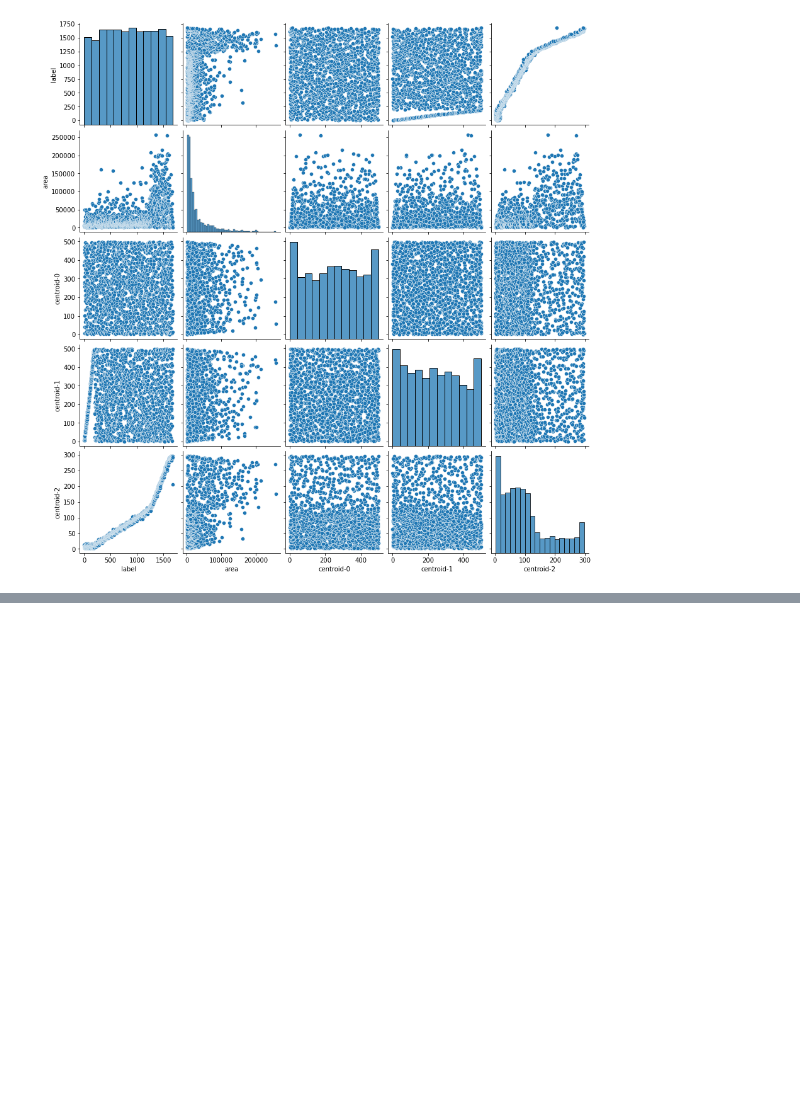
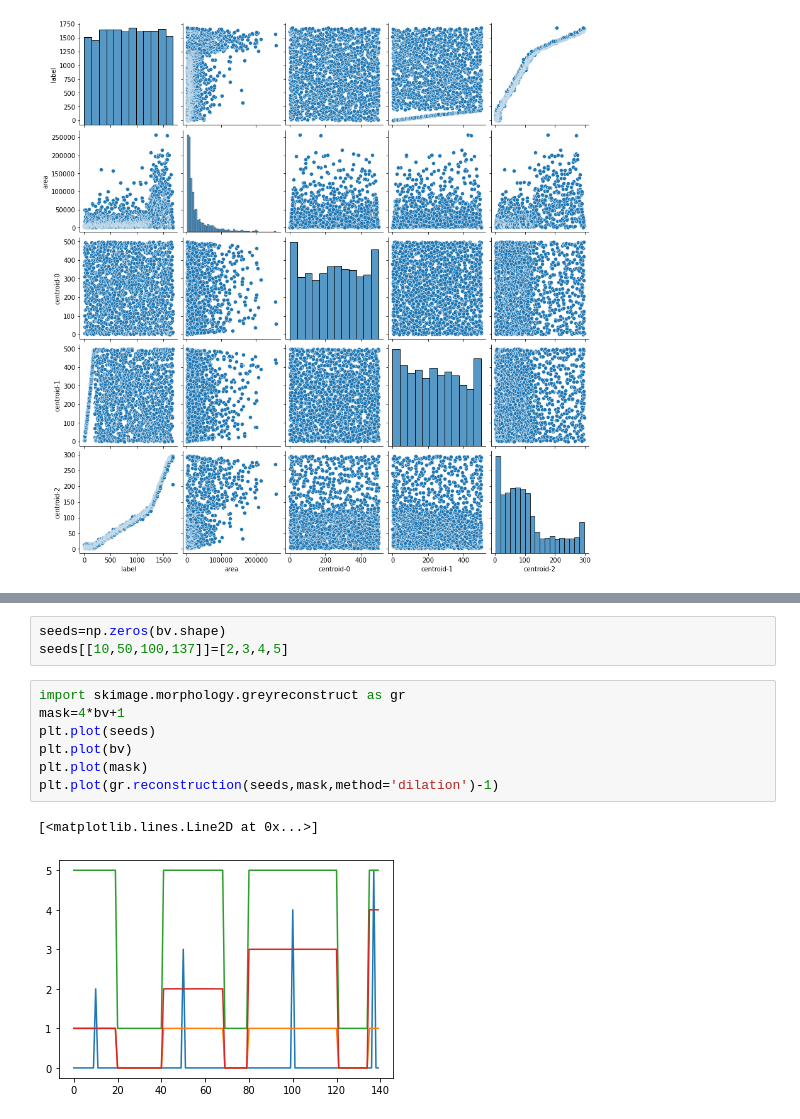
Before and after one commit to ImagingLectures/Quantitative-Big-Imaging-2021, a Jupyter notebook: Lectures/Lecture-07/PlayGround-07.ipynb, the cells around one changed output, grey strips where cells are left out. Drawn from its saved outputs; the diff is of its cells as text; blank space fills up the shorter version.

```diff
--- a/Lectures/Lecture-07/PlayGround-07.ipynb
+++ b/Lectures/Lecture-07/PlayGround-07.ipynb
@@ -322,0 +329,13 @@ sns.pairplot(grains, vars=['label','area','centroid-0','centroid-1','centroid-2'
+# %%
+seeds=np.zeros(bv.shape)
+seeds[[10,50,100,137]]=[2,3,4,5]
+# %%
+import skimage.morphology.greyreconstruct as gr
+mask=4*bv+1
+plt.plot(seeds)
+plt.plot(bv)
+plt.plot(mask)
+plt.plot(gr.reconstruction(seeds,mask,method='dilation')-1)
+# %% [output]
+[<matplotlib.lines.Line2D at 0x...>]
+[figure, added]
```
Also changed, not shown: parts of 1 cell of this notebook.
